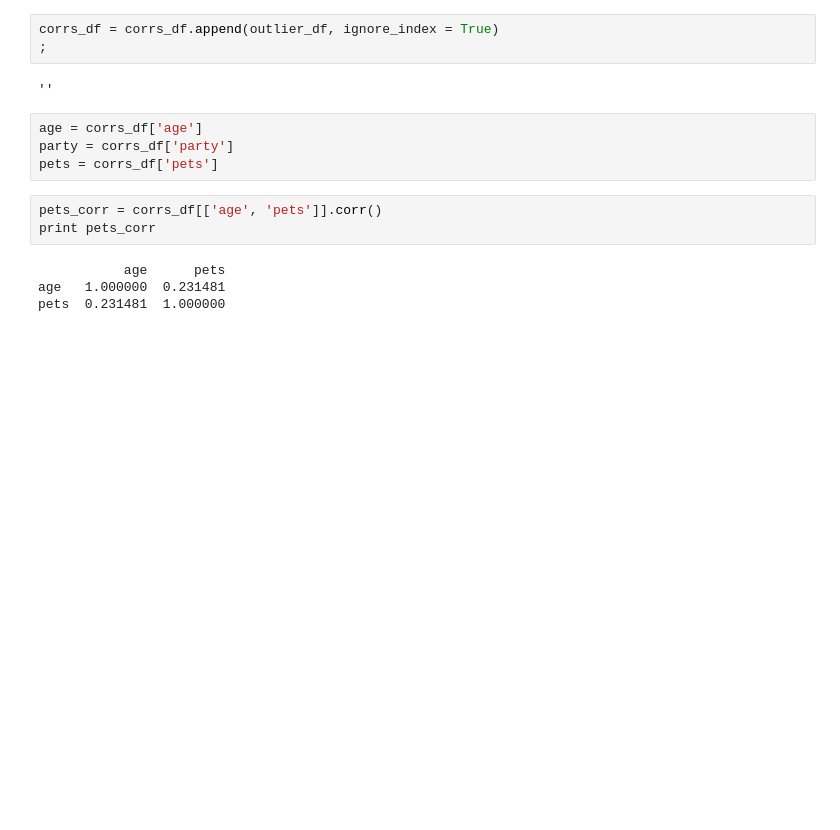
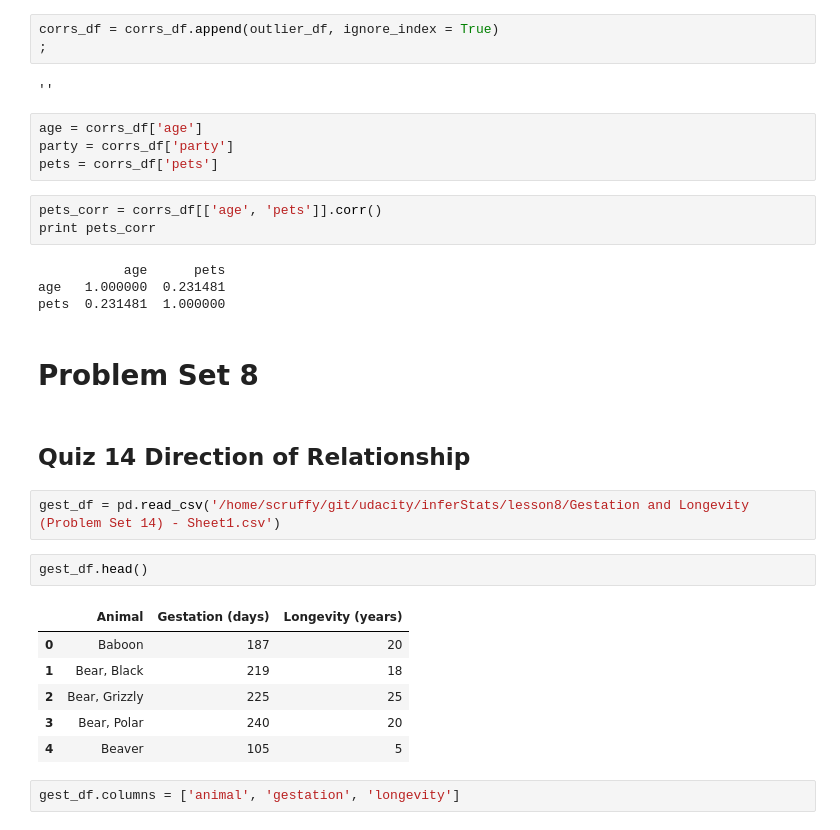
Before and after one commit to charlesmilam/udacity, a Jupyter notebook: inferStats/lesson8/Lesson_8.ipynb, the cells around one changed output. Saved outputs shown, nothing was run; the diff lists cells and outputs as text; blank space fills up the shorter version.

```diff
--- a/inferStats/lesson8/Lesson_8.ipynb
+++ b/inferStats/lesson8/Lesson_8.ipynb
@@ -118,3 +118,20 @@ print pets_corr
            age      pets
 age   1.000000  0.231481
 pets  0.231481  1.000000
+# %% [markdown]
+# Problem Set 8
+# %% [markdown]
+## Quiz 14 Direction of Relationship
+# %%
+gest_df = pd.read_csv('/home/scruffy/git/udacity/inferStats/lesson8/Gestation and Longevity (Problem Set 14) - Sheet1.csv')
+# %%
+gest_df.head()
+# %% [output]
+|  | Animal | Gestation (days) | Longevity (years) |
+| 0 | Baboon | 187 | 20 |
+| 1 | Bear, Black | 219 | 18 |
+| 2 | Bear, Grizzly | 225 | 25 |
+| 3 | Bear, Polar | 240 | 20 |
+| 4 | Beaver | 105 | 5 |
+# %%
+gest_df.columns = ['animal', 'gestation', 'longevity']
```
Also changed, not shown: parts of 1 cell of this notebook, 1 other file.
